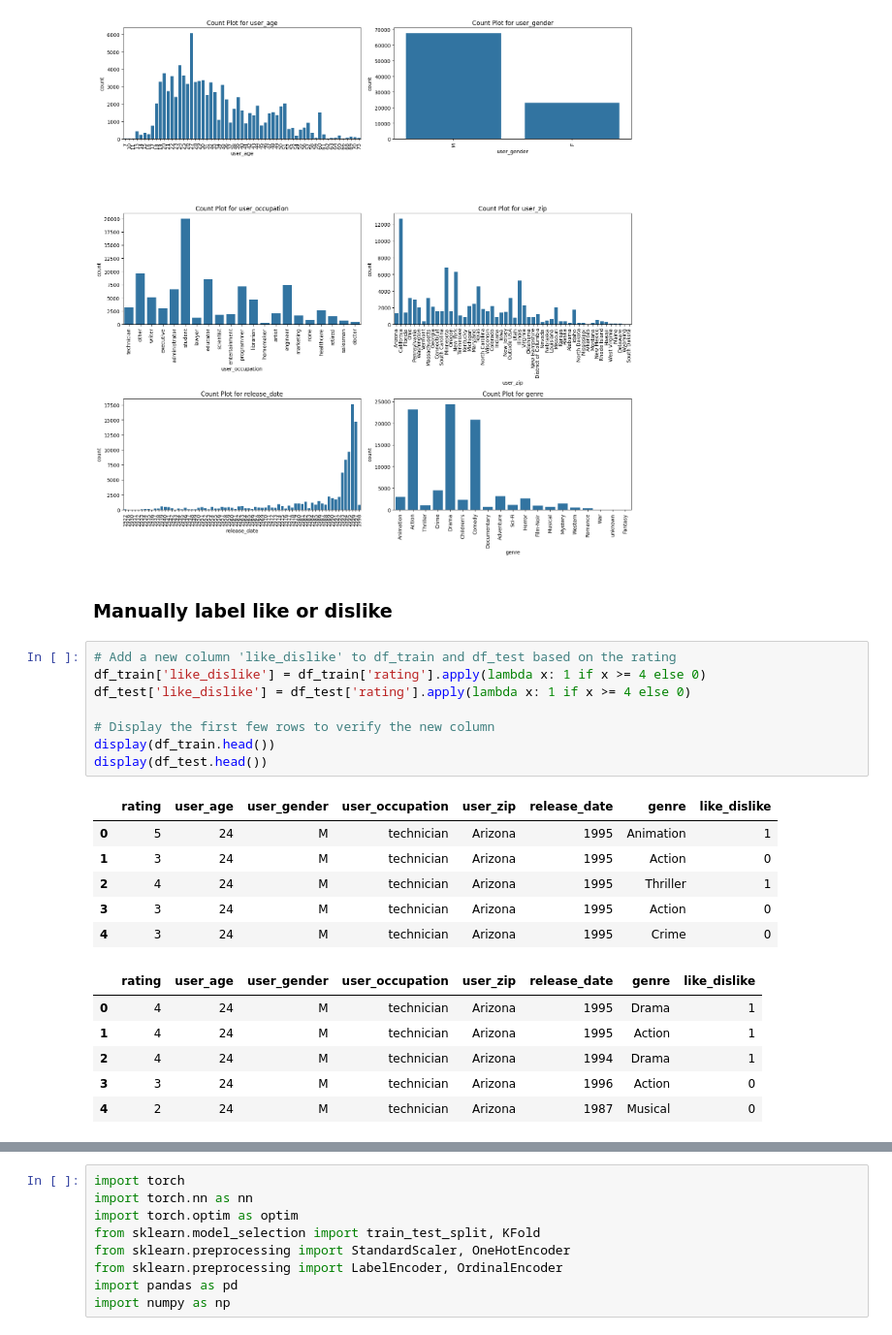
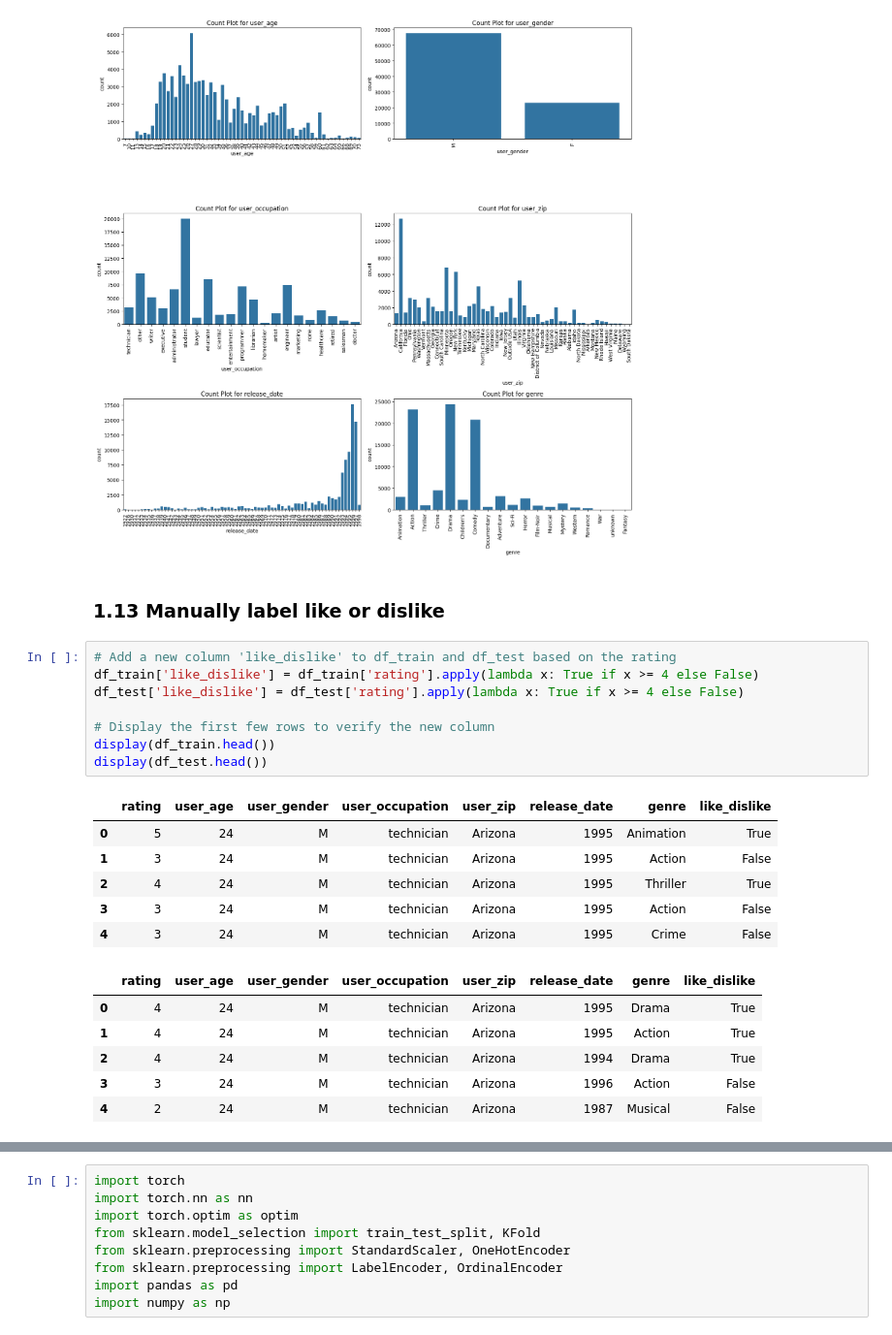
Before and after one commit to Cgolling/LLP_IS4242, a Jupyter notebook: A1_MLP.ipynb, the cells around one changed output, grey strips where cells are left out. Shown at 97% size. Cells and saved outputs as stored; diff of their text form.

```diff
--- a/A1_MLP.ipynb
+++ b/A1_MLP.ipynb
@@ -110,25 +115,25 @@ plt.show()
 # %% [output]
 [figure]
 # %% [markdown]
-### Manually label like or dislike
+### 1.13 Manually label like or dislike
 # %%
 # Add a new column 'like_dislike' to df_train and df_test based on the rating
-df_train['like_dislike'] = df_train['rating'].apply(lambda x: 1 if x >= 4 else 0)
-df_test['like_dislike'] = df_test['rating'].apply(lambda x: 1 if x >= 4 else 0)
+df_train['like_dislike'] = df_train['rating'].apply(lambda x: True if x >= 4 else False)
+df_test['like_dislike'] = df_test['rating'].apply(lambda x: True if x >= 4 else False)
 
 # Display the first few rows to verify the new column
 display(df_train.head())
 display(df_test.head())
 # %% [output]
 |  | rating | user_age | user_gender | user_occupation | user_zip | release_date | genre | like_dislike |
-| 0 | 5 | 24 | M | technician | Arizona | 1995 | Animation | 1 |
-| 1 | 3 | 24 | M | technician | Arizona | 1995 | Action | 0 |
-| 2 | 4 | 24 | M | technician | Arizona | 1995 | Thriller | 1 |
-| 3 | 3 | 24 | M | technician | Arizona | 1995 | Action | 0 |
-| 4 | 3 | 24 | M | technician | Arizona | 1995 | Crime | 0 |
+| 0 | 5 | 24 | M | technician | Arizona | 1995 | Animation | True |
+| 1 | 3 | 24 | M | technician | Arizona | 1995 | Action | False |
+| 2 | 4 | 24 | M | technician | Arizona | 1995 | Thriller | True |
+| 3 | 3 | 24 | M | technician | Arizona | 1995 | Action | False |
+| 4 | 3 | 24 | M | technician | Arizona | 1995 | Crime | False |
 |  | rating | user_age | user_gender | user_occupation | user_zip | release_date | genre | like_dislike |
-| 0 | 4 | 24 | M | technician | Arizona | 1995 | Drama | 1 |
-| 1 | 4 | 24 | M | technician | Arizona | 1995 | Action | 1 |
-| 2 | 4 | 24 | M | technician | Arizona | 1994 | Drama | 1 |
-| 3 | 3 | 24 | M | technician | Arizona | 1996 | Action | 0 |
-| 4 | 2 | 24 | M | technician | Arizona | 1987 | Musical | 0 |
+| 0 | 4 | 24 | M | technician | Arizona | 1995 | Drama | True |
+| 1 | 4 | 24 | M | technician | Arizona | 1995 | Action | True |
+| 2 | 4 | 24 | M | technician | Arizona | 1994 | Drama | True |
+| 3 | 3 | 24 | M | technician | Arizona | 1996 | Action | False |
+| 4 | 2 | 24 | M | technician | Arizona | 1987 | Musical | False |
```
Also changed, not shown: parts of 34 cells of this notebook.
